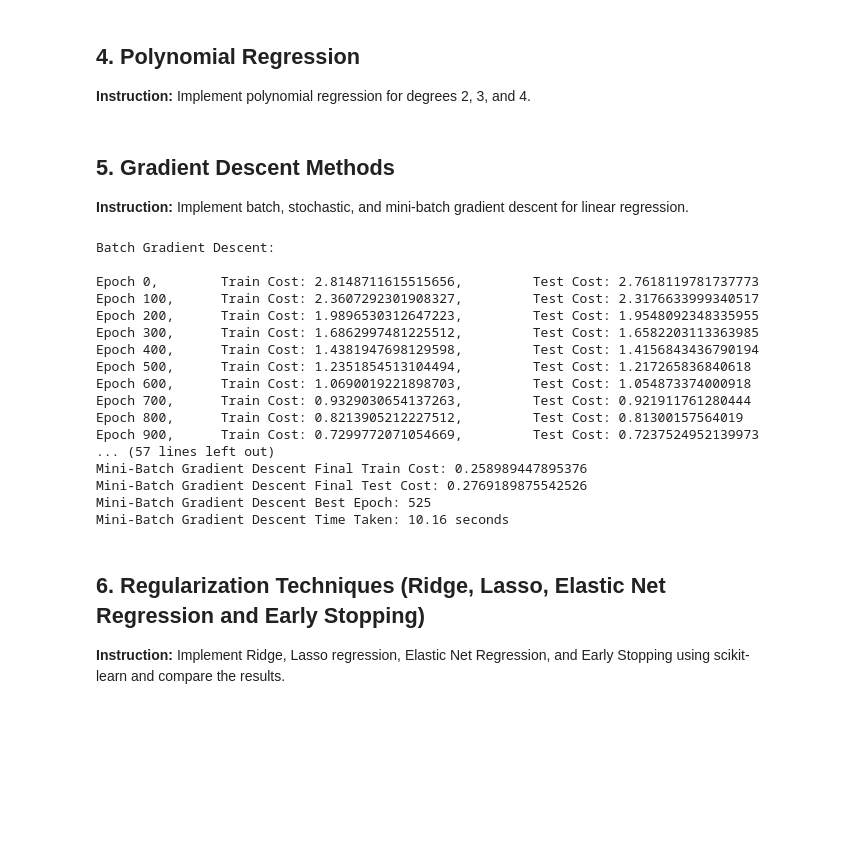
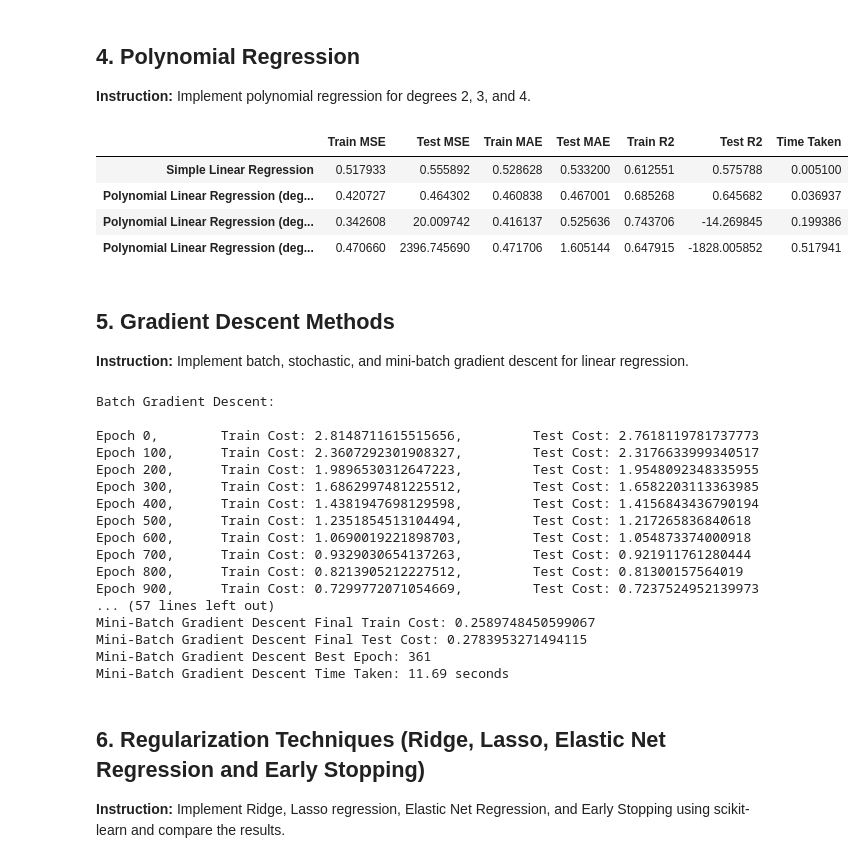
Before and after one commit to SayanDasDev/ML-College-, a Jupyter notebook: project_1/Regression_Project_new (1).ipynb, the cells around one changed output. Saved outputs shown, nothing was run; the diff lists cells and outputs as text; code cells hidden in the pictures; blank space fills up the shorter version.

```diff
--- a/project_1/Regression_Project_new (1).ipynb
+++ b/project_1/Regression_Project_new (1).ipynb
@@ -135,8 +161,6 @@ matrices
 **Instruction:** Implement polynomial regression for degrees 2, 3, and 4.
 # %%
 # Assume X and y are already defined (features and target)
-# Initialize a DataFrame to store the evaluation metrics
-matrices = pd.DataFrame(columns=['MSE', 'MAE', 'R2', 'Time Taken'])
 
 def polynomial_regression(degree):
     # Split the data into training and test sets first
@@ -148,33 +172,39 @@ def polynomial_regression(degree):
     X_test_poly = poly.transform(X_test_poly)  # Transform the test set using the same polynomial features
 
     # Fit the linear model on polynomial features
     poly_model = LinearRegression()
     start_time_poly = time.time()
     poly_model.fit(X_train_poly, y_train)
     end_time_poly = time.time()
 
     # Predict and evaluate performance
     y_train_pred_poly = poly_model.predict(X_train_poly)
     y_test_pred_poly = poly_model.predict(X_test_poly)
 
     # Calculate performance metrics for polynomial regression
     mse_train_poly = mean_squared_error(y_train, y_train_pred_poly)
     mse_test_poly = mean_squared_error(y_test, y_test_pred_poly)
     mae_train_poly = mean_absolute_error(y_train, y_train_pred_poly)
     mae_test_poly = mean_absolute_error(y_test, y_test_pred_poly)
     r2_train_poly = r2_score(y_train, y_train_pred_poly)
     r2_test_poly = r2_score(y_test, y_test_pred_poly)
     time_taken_poly = end_time_poly - start_time_poly
 
     # Store the results in the matrices DataFrame
     model_name = f'Polynomial Linear Regression (degree - {degree})'
     matrices.loc[model_name] = [mse_train_poly, mse_test_poly, mae_train_poly, mae_test_poly, r2_train_poly, r2_test_poly, time_taken_poly]
 
 # Test polynomial regression for different degrees
 for degree in [2, 3, 4]:
     polynomial_regression(degree)
 
 matrices
+# %% [output]
+|  | Train MSE | Test MSE | Train MAE | Test MAE | Train R2 | Test R2 | Time Taken |
+| Simple Linear Regression | 0.517933 | 0.555892 | 0.528628 | 0.533200 | 0.612551 | 0.575788 | 0.005100 |
+| Polynomial Linear Regression (deg... | 0.420727 | 0.464302 | 0.460838 | 0.467001 | 0.685268 | 0.645682 | 0.036937 |
+| Polynomial Linear Regression (deg... | 0.342608 | 20.009742 | 0.416137 | 0.525636 | 0.743706 | -14.269845 | 0.199386 |
+| Polynomial Linear Regression (deg... | 0.470660 | 2396.745690 | 0.471706 | 1.605144 | 0.647915 | -1828.005852 | 0.517941 |
 # %% [markdown]
 
 ## 5. Gradient Descent Methods
@@ -287,17 +317,6 @@ def mini_batch_gradient_descent(X_train, y_train, X_test, y_test, alpha, epochs,
 
     return theta, cost_history_train, cost_history_test, best_epoch
 
-# Function to plot training and test cost
-def plot_costs(cost_history_train, cost_history_test, title):
-    plt.plot(cost_history_train, label="Train Cost")
-    plt.plot(cost_history_test, label="Test Cost")
-    plt.xlabel('Epochs')
-    plt.ylabel('Cost')
-    plt.title(title)
-    plt.legend()
-    plt.show()
-
-# Assuming you have your X_train, y_train, X_test, y_test ready
 # Add bias term to features
 X_train = np.c_[np.ones(X_train.shape[0]), X_train]
 X_test = np.c_[np.ones(X_test.shape[0]), X_test]
@@ -366,10 +385,10 @@ Epoch 700,      Train Cost: 0.9329030654137263,         Test Cost: 0.92191176128
 Epoch 800,      Train Cost: 0.8213905212227512,         Test Cost: 0.81300157564019
 Epoch 900,      Train Cost: 0.7299772071054669,         Test Cost: 0.7237524952139973
 ... (57 lines left out)
-Mini-Batch Gradient Descent Final Train Cost: 0.258989447895376
-Mini-Batch Gradient Descent Final Test Cost: 0.2769189875542526
-Mini-Batch Gradient Descent Best Epoch: 525
-Mini-Batch Gradient Descent Time Taken: 10.16 seconds
+Mini-Batch Gradient Descent Final Train Cost: 0.2589748450599067
+Mini-Batch Gradient Descent Final Test Cost: 0.2783953271494115
+Mini-Batch Gradient Descent Best Epoch: 361
+Mini-Batch Gradient Descent Time Taken: 11.69 seconds
 # %% [markdown]
 
 ## 6. Regularization Techniques (Ridge,  Lasso, Elastic Net Regression and Early Stopping)
```
Also changed, not shown: parts of 14 cells of this notebook.
